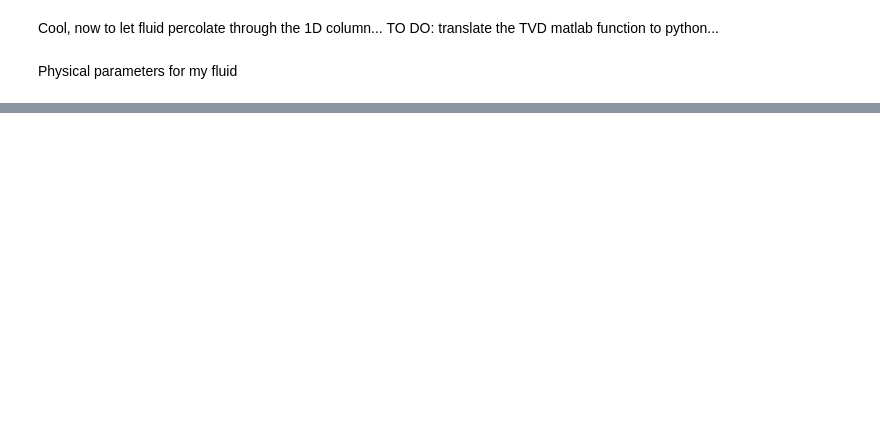
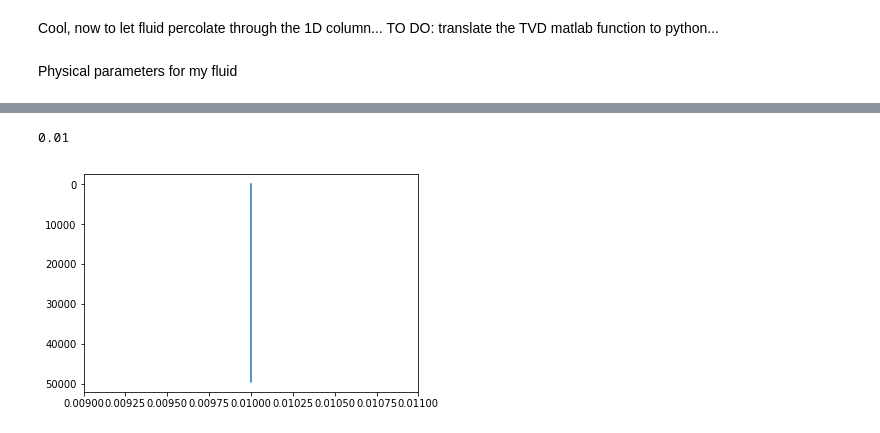
Before and after one commit to johnjarmitage/percolation-inversion, a Jupyter notebook: A distribution of 1D profiles.ipynb, the cells around one changed output, grey strips where cells are left out. Cells and saved outputs as stored; diff of their text form; code cells hidden in the pictures; blank space fills up the shorter version.

```diff
--- a/A distribution of 1D profiles.ipynb
+++ b/A distribution of 1D profiles.ipynb
@@ -145,0 +133,3 @@ TypeError: data type not understood
+# %%
+N = 1
+earth_models_th, layer_permeabilities_th = sample_model_N_times(k0,dk_const,n_layers,nz,N)
@@ -145,0 +212,26 @@ TypeError: data type not understood
+# %%
+%matplotlib notebook
+import matplotlib.pyplot as plt
+import time
+
+dtnom = 1e6
+nt = 100
+ts = []
+t_ = 0
+
+fig,ax = plt.subplots(1,1)
+plt.gca().invert_yaxis()
+
+for t in range(nt):
+    #vel = -2*Drho*g*k*phi_/eta
+    vel = -Drho*g*k/eta
+    phi_,dt = advection_1d(phi_,vel,ddz,dtnom,nnz)
+    t_ += dt
+    ts.append(t_)
+
+    for line in ax.lines:
+        line.set_xdata(phi_)
+        line.set_ydata(z)
+    ax.plot(phi_,z,'k')
+    fig.canvas.draw()
+    time.sleep(1)
@@ -145,0 +241,11 @@ TypeError: data type not understood
+# %%
+print(phi_[-1])
+# %% [output]
+0.01
+# %%
+plt.plot(phi_,z)
+plt.gca().invert_yaxis()
+plt.xlim(0.009,0.011)
+plt.show()
+# %% [output]
+[figure, added]
```
Also changed, not shown: parts of 12 cells of this notebook, 3 other files.
